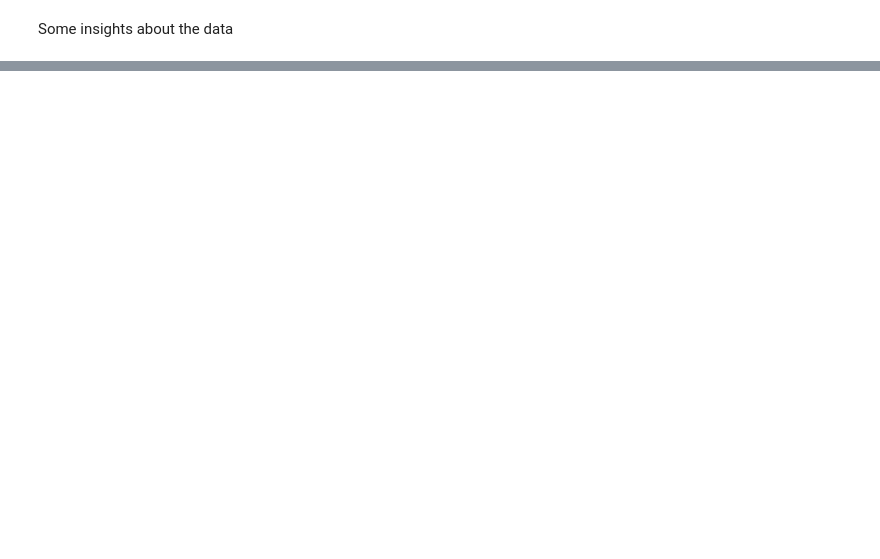
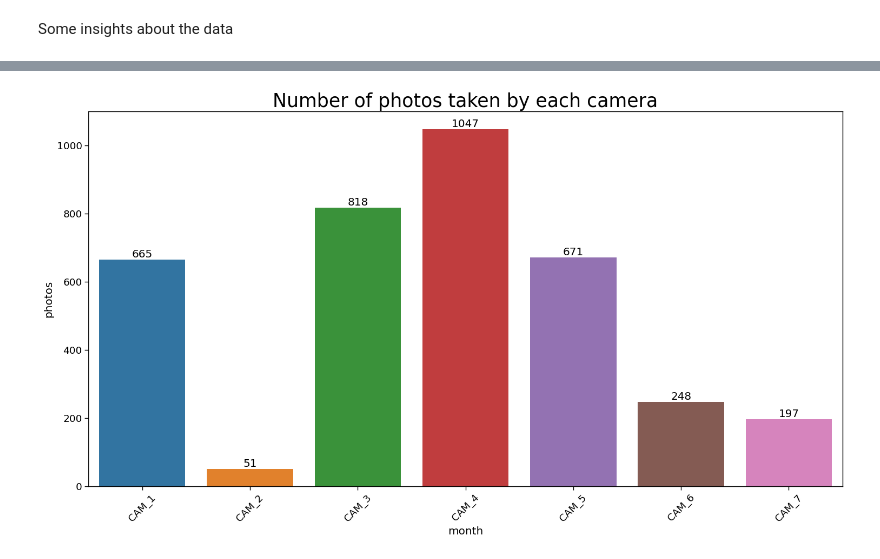
Before and after one commit to micheledinelli/aculei-ai, a Jupyter notebook: notebooks/data_visualization.ipynb, the cells around one changed output, grey strips where cells are left out. Saved outputs shown, nothing was run; the diff lists cells and outputs as text; code cells hidden in the pictures; blank space fills up the shorter version.

```diff
--- a/notebooks/data_visualization.ipynb
+++ b/notebooks/data_visualization.ipynb
@@ -74,2 +114,16 @@ plt.show()
+# %%
+plt.figure(figsize=(18, 9))
+
+ax = sns.countplot(data=df, x='camera')
+
+plt.title('Number of photos taken by each camera', fontsize=title_fontsize)
+plt.ylabel('photos')
+plt.xlabel('month')
+plt.xticks(rotation=45)
+
+ax.bar_label(ax.containers[0])
+plt.show()
+# %% [output]
+[figure, added]
 # %%
 plt.figure(figsize=(18, 9))
```
Also changed, not shown: parts of 14 cells of this notebook, 2 other files.
